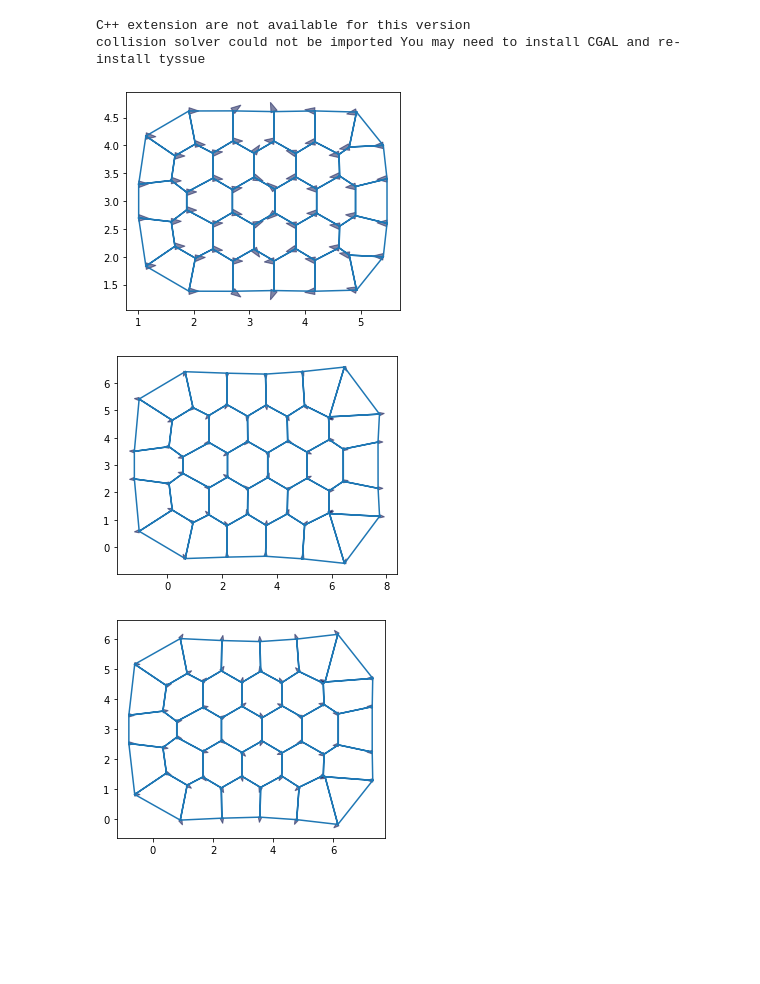
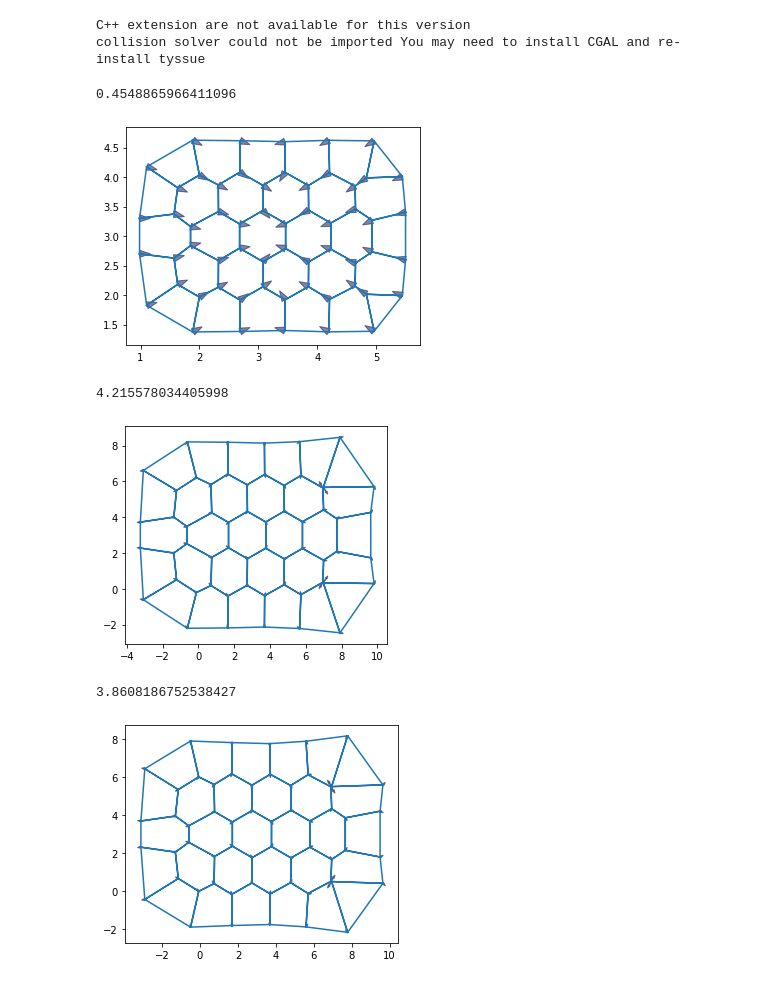
Before and after one commit to vlachina/LymphNode, a Jupyter notebook: lymphNode.ipynb, the cells around one changed output. Saved outputs shown, nothing was run; the diff lists cells and outputs as text; code cells hidden in the pictures; blank space fills up the shorter version.

```diff
--- a/lymphNode.ipynb
+++ b/lymphNode.ipynb
@@ -70,10 +80,11 @@ solver1 = EulerSolver(
     history=history,
     auto_reconnect=True)
 # %%
-res1 = solver1.solve(tf=30, dt=0.05)
+res1 = solver1.solve(tf=20, dt=0.05)
 
 fig, ax = plot_forces(cellmap, geom, model, ['x', 'y'], 1)
 
-#cellmap.edge_df
+print(cellmap.face_df["area"].mean())
 # %% [output]
+0.4548865966411096
-[figure, old version]
+[figure, new version]
@@ -83,13 +98,16 @@ Te
 # %%
 solver2 = EulerSolver(
-    cellmap,
-    geom,
-    model,
-    history=history,
+    cellmap1,
+    geom1,
+    model1,
+    history=history1,
     auto_reconnect=True)
 
-res2 = solver2.solve(tf=40, dt=0.05)
+res2 = solver2.solve(tf=20, dt=0.05)
 
-fig, ax = plot_forces(cellmap, geom, model, ['x', 'y'], 1)
+fig, ax = plot_forces(cellmap1, geom1, model1, ['x', 'y'], 1)
+
+print(cellmap1.face_df["area"].mean())
 # %% [output]
+4.215578034405998
-[figure, old version]
+[figure, new version]
@@ -99,13 +121,16 @@ Tcr
 # %%
 solver3 = EulerSolver(
-    cellmap,
-    geom,
-    model,
-    history=history,
+    cellmap2,
+    geom2,
+    model2,
+    history=history2,
     auto_reconnect=True)
 
-res3 = solver3.solve(tf=40, dt=0.05)
+res3 = solver3.solve(tf=10, dt=0.05)
 
-fig, ax = plot_forces(cellmap, geom, model, ['x', 'y'], 1)
+fig, ax = plot_forces(cellmap2, geom2, model2, ['x', 'y'], 1)
+
+print(cellmap2.face_df["area"].mean())
 # %% [output]
+3.8608186752538427
-[figure, old version]
+[figure, new version]
```
Also changed, not shown: parts of 12 cells of this notebook.
